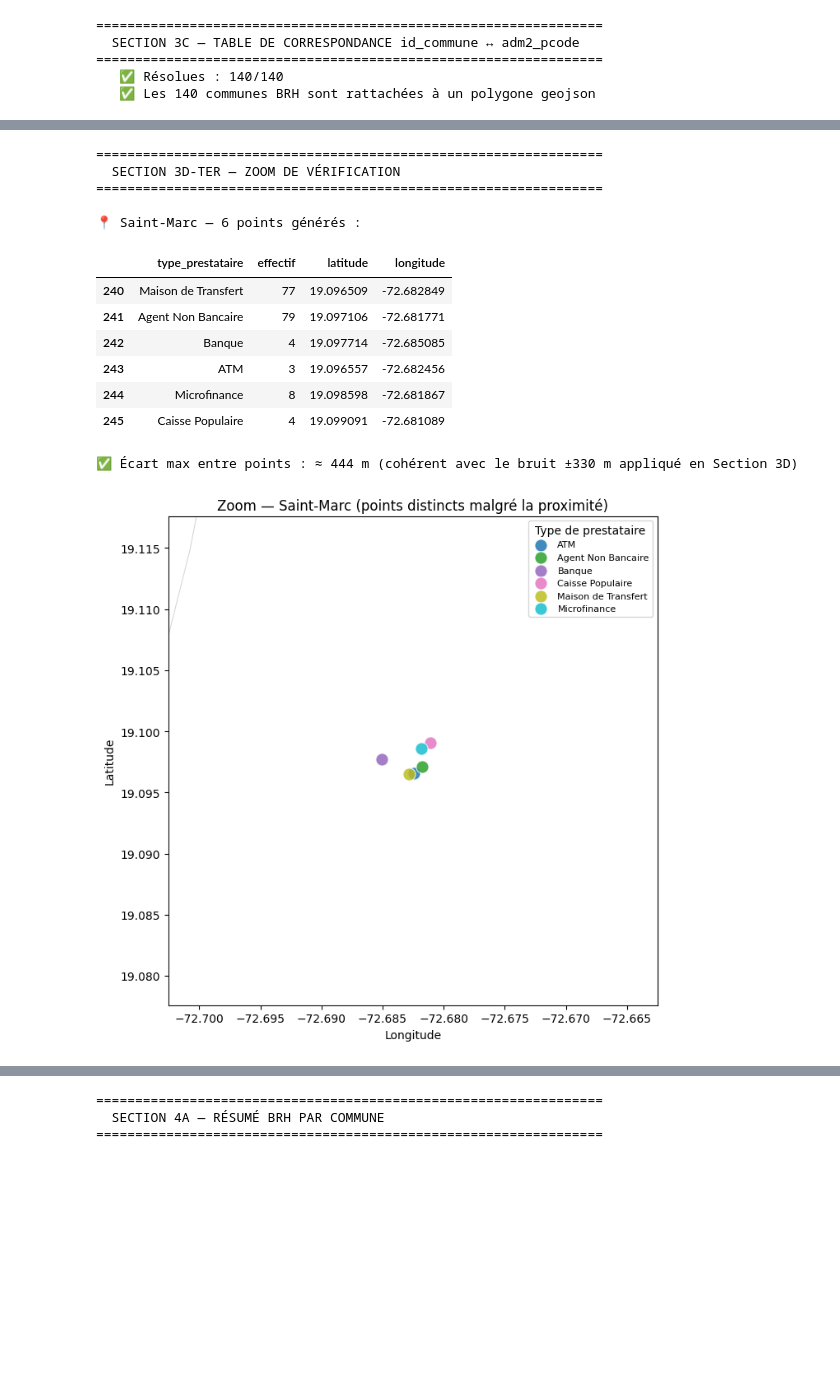
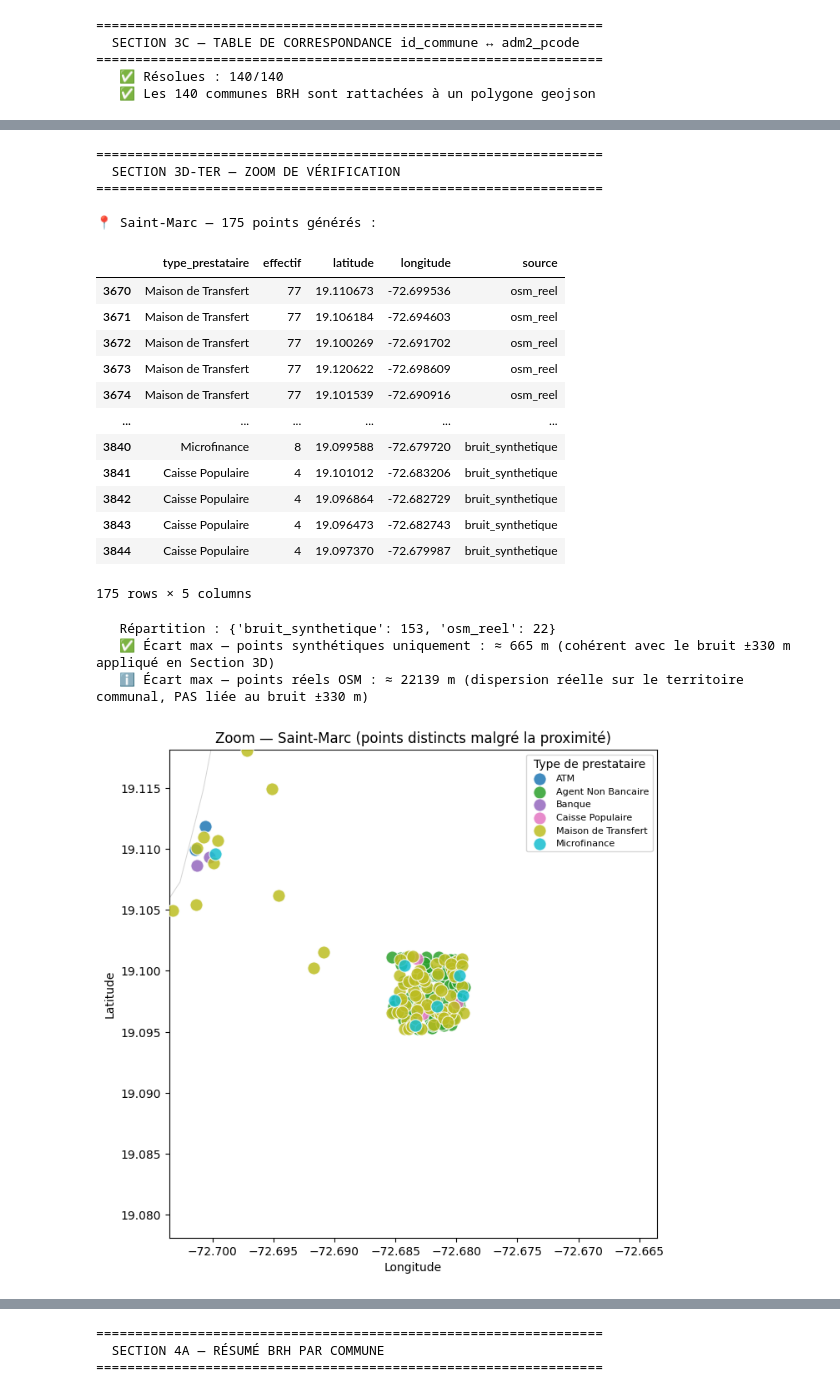
Before and after one commit to Jean-Baptiste-Kendy/Projet_Capstone_G10, a Jupyter notebook: scripts/G10_Creation_Dictionnaire_Donnees.ipynb, the cells around one changed output, grey strips where cells are left out. Saved outputs shown, nothing was run; the diff lists cells and outputs as text; code cells hidden in the pictures; blank space fills up the shorter version.

```diff
--- a/scripts/G10_Creation_Dictionnaire_Donnees.ipynb
+++ b/scripts/G10_Creation_Dictionnaire_Donnees.ipynb
@@ -148,21 +160,22 @@ Les fichiers sources (BRH, IHSI, geojson, pauvreté) sont stockés dans le dossi
 Ce notebook doit être exécuté **depuis la racine du dépôt cloné** pour que les chemins relatifs ci-dessous fonctionnent.
 # %%
 # ═══════════════════════════════════════════════════════════════════════════
-#  SECTION 1 — CHEMINS DES FICHIERS SOURCES (dépôt GitHub)
+#  SECTION 1 (Cellule 7) — CHEMINS DES FICHIERS SOURCES (dépôt GitHub)
 # ═══════════════════════════════════════════════════════════════════════════
 
 # ── Dossier data/ du dépôt (chemins relatifs, plus de montage Drive) ───────
-DOSSIER_DATA = "data"
+DOSSIER_DATA = "data/raw"
 
 CHEMIN_BRH     = f"{DOSSIER_DATA}/G10_Donnees2017_Services_Financiers_BRH.xlsx"
 CHEMIN_IHSI    = f"{DOSSIER_DATA}/population_commune_IHSI2024_G10.xlsx"
 CHEMIN_GEOJSON = f"{DOSSIER_DATA}/hti_admin_boundaries/hti_admin2.geojson"
+CHEMIN_OSM     = f"{DOSSIER_DATA}/G10_Points_Services_Financiers_OSM_Haiti.csv"
 
 print("=" * 65)
 print("  SECTION 1 — VÉRIFICATION DES FICHIERS")
 print("=" * 65)
 
-for chemin, label in [(CHEMIN_BRH, "BRH"), (CHEMIN_IHSI, "IHSI"), (CHEMIN_GEOJSON, "GEOJSON")]:
+for chemin, label in [(CHEMIN_BRH, "BRH"), (CHEMIN_IHSI, "IHSI"), (CHEMIN_GEOJSON, "GEOJSON"), (CHEMIN_OSM, "OSM")]:
     if os.path.exists(chemin):
         taille = os.path.getsize(chemin) / 1024
         print(f"   ✅ {label:<8} trouvé ({taille:.1f} Ko) : {chemin}")
@@ -532,6 +678,6 @@ print(f"✅ Carte affichée — {len(gdf_brh_geo)} points sur {communes['adm2_pc
 # %%
 # ═══════════════════════════════════════════════════════════════════════════
-#  SECTION 3D-TER — ZOOM DE VÉRIFICATION SUR UNE COMMUNE
+#  SECTION 3D-TER (Cellule 19) — ZOOM DE VÉRIFICATION SUR UNE COMMUNE
 #
 #  À l'échelle nationale, le bruit GPS (±0.003° ≈ ±330 m) est invisible :
 #  les points d'une même commune semblent superposés alors qu'ils sont bien
@@ -550,55 +696,81 @@ pts_commune = gdf_brh_geo[
 ].copy()
 
 print(f"\n📍 {COMMUNE_ZOOM} — {len(pts_commune)} points générés :")
-display(pts_commune[["type_prestataire", "effectif", "latitude", "longitude"]])
+display(pts_commune[["type_prestataire", "effectif", "latitude", "longitude", "source"]])
 
-if len(pts_commune) > 1:
-    ecart_max_m = (
-        pts_commune[["latitude", "longitude"]].max()
-        - pts_commune[["latitude", "longitude"]].min()
+# ── Répartition réel OSM / bruit synthétique pour CETTE commune ─────────────
+# Important : l'écart entre points n'a de sens à comparer au bruit ±330 m
+# QUE pour les points 'bruit_synthetique'. Les points 'osm_reel' peuvent être
+# dispersés sur toute la commune (c'est le comportement attendu et souhaité).
+repartition = pts_commune["source"].value_counts()
+print(f"\n   Répartition : {repartition.to_dict()}")
+
+pts_synth = pts_commune[pts_commune["source"] == "bruit_synthetique"]
+pts_reels = pts_commune[pts_commune["source"] == "osm_reel"]
+
+if len(pts_synth) > 1:
+    ecart_synth_m = (
+        pts_synth[["latitude", "longitude"]].max()
+        - pts_synth[["latitude", "longitude"]].min()
     ).abs().max() * 111_000  # ~111 km par degré
-    print(f"\n✅ Écart max entre points : ≈ {ecart_max_m:.0f} m "
+    print(f"   ✅ Écart max — points synthétiques uniquement : ≈ {ecart_synth_m:.0f} m "
           f"(cohérent avec le bruit ±330 m appliqué en Section 3D)")
+
+if len(pts_reels) > 1:
+    ecart_reel_m = (
+        pts_reels[["latitude", "longitude"]].max()
+        - pts_reels[["latitude", "longitude"]].min()
+    ).abs().max() * 111_000
+    print(f"   ℹ️ Écart max — points réels OSM : ≈ {ecart_reel_m:.0f} m "
+          f"(dispersion réelle sur le territoire communal, PAS liée au bruit ±330 m)")
 
 # --- Carte zoomée ---
 fig, ax = plt.subplots(figsize=(7, 7))
 communes.boundary.plot(ax=ax, color="lightgrey", linewidth=0.7, zorder=1)
 
 for i, type_presta in enumerate(sorted(pts_commune["type_prestataire"].unique())):
     subset = pts_commune[pts_commune["type_prestataire"] == type_presta]
     ax.scatter(
         subset["longitude"], subset["latitude"],
         s=120, alpha=0.85, color=cmap(types_uniques.index(type_presta)),
         label=type_presta, zorder=3, edgecolor="white", linewidth=0.8,
     )
 
 if len(pts_commune):
     lat_c, lon_c = pts_commune["latitude"].mean(), pts_commune["longitude"].mean()
     marge = 0.02  # ≈ 2.2 km autour du centre, pour bien voir l'écart de 330 m
     ax.set_xlim(lon_c - marge, lon_c + marge)
     ax.set_ylim(lat_c - marge, lat_c + marge)
 
 ax.set_title(f"Zoom — {COMMUNE_ZOOM} (points distincts malgré la proximité)", fontsize=12)
 ax.set_xlabel("Longitude")
 ax.set_ylabel("Latitude")
 ax.legend(title="Type de prestataire", loc="best", fontsize=8)
 ax.set_aspect("equal")
 plt.tight_layout()
 plt.show()
 # %% [output]
 =================================================================
   SECTION 3D-TER — ZOOM DE VÉRIFICATION
 =================================================================
 
-📍 Saint-Marc — 6 points générés :
+📍 Saint-Marc — 175 points générés :
-|  | type_prestataire | effectif | latitude | longitude |
-| 240 | Maison de Transfert | 77 | 19.096509 | -72.682849 |
-| 241 | Agent Non Bancaire | 79 | 19.097106 | -72.681771 |
-| 242 | Banque | 4 | 19.097714 | -72.685085 |
-| 243 | ATM | 3 | 19.096557 | -72.682456 |
-| 244 | Microfinance | 8 | 19.098598 | -72.681867 |
-| 245 | Caisse Populaire | 4 | 19.099091 | -72.681089 |
+|  | type_prestataire | effectif | latitude | longitude | source |
+| 3670 | Maison de Transfert | 77 | 19.110673 | -72.699536 | osm_reel |
+| 3671 | Maison de Transfert | 77 | 19.106184 | -72.694603 | osm_reel |
+| 3672 | Maison de Transfert | 77 | 19.100269 | -72.691702 | osm_reel |
+| 3673 | Maison de Transfert | 77 | 19.120622 | -72.698609 | osm_reel |
+| 3674 | Maison de Transfert | 77 | 19.101539 | -72.690916 | osm_reel |
+| ... | ... | ... | ... | ... | ... |
+| 3840 | Microfinance | 8 | 19.099588 | -72.679720 | bruit_synthetique |
+| 3841 | Caisse Populaire | 4 | 19.101012 | -72.683206 | bruit_synthetique |
+| 3842 | Caisse Populaire | 4 | 19.096864 | -72.682729 | bruit_synthetique |
+| 3843 | Caisse Populaire | 4 | 19.096473 | -72.682743 | bruit_synthetique |
+| 3844 | Caisse Populaire | 4 | 19.097370 | -72.679987 | bruit_synthetique |
-✅ Écart max entre points : ≈ 444 m (cohérent avec le bruit ±330 m appliqué en Section 3D)
+175 rows × 5 columns
+   Répartition : {'bruit_synthetique': 153, 'osm_reel': 22}
+   ✅ Écart max — points synthétiques uniquement : ≈ 665 m (cohérent avec le bruit ±330 m appliqué en Section 3D)
+   ℹ️ Écart max — points réels OSM : ≈ 22139 m (dispersion réelle sur le territoire communal, PAS liée au bruit ±330 m)
-[figure, old version]
+[figure, new version]
 # %%
 # ═══════════════════════════════════════════════════════════════════════════
```
Also changed, not shown: parts of 45 cells of this notebook, 5 other files.
